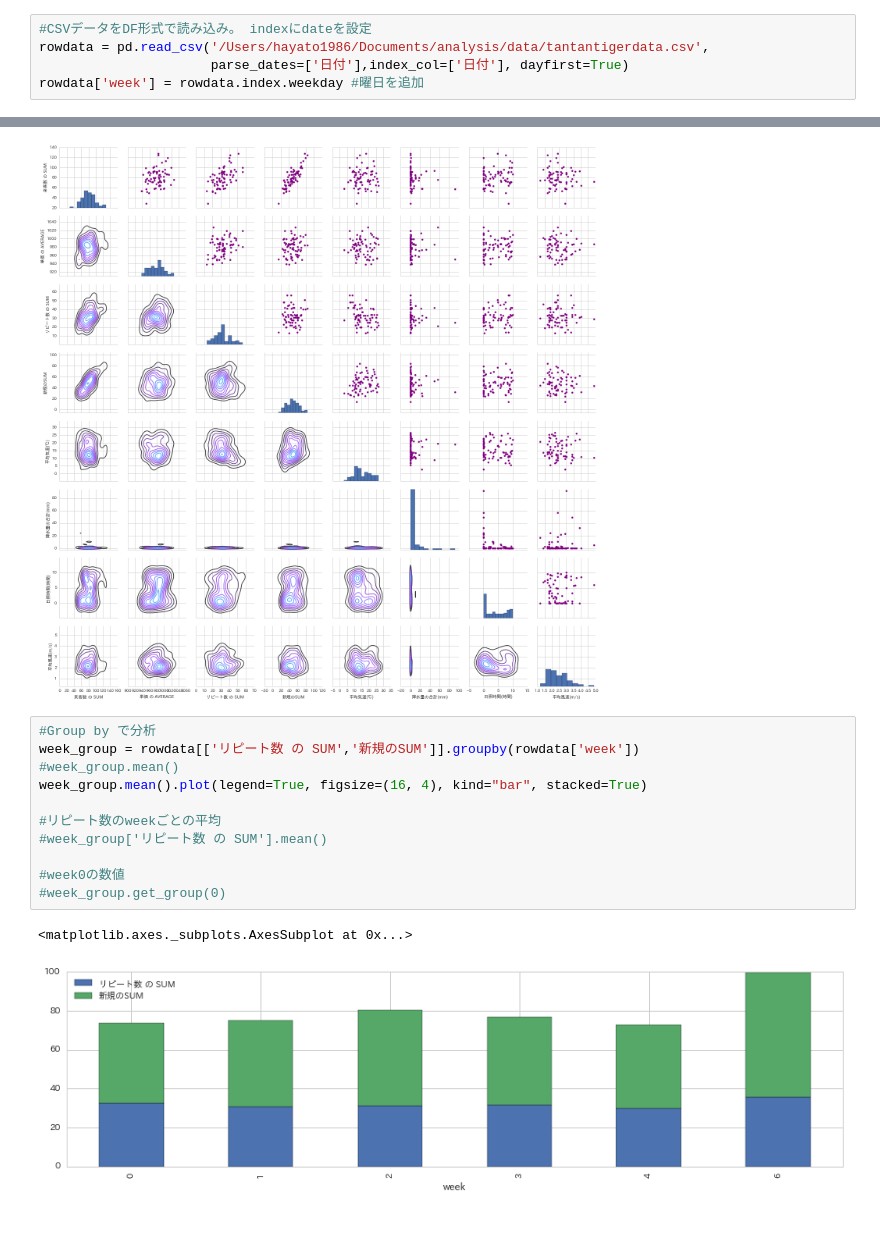
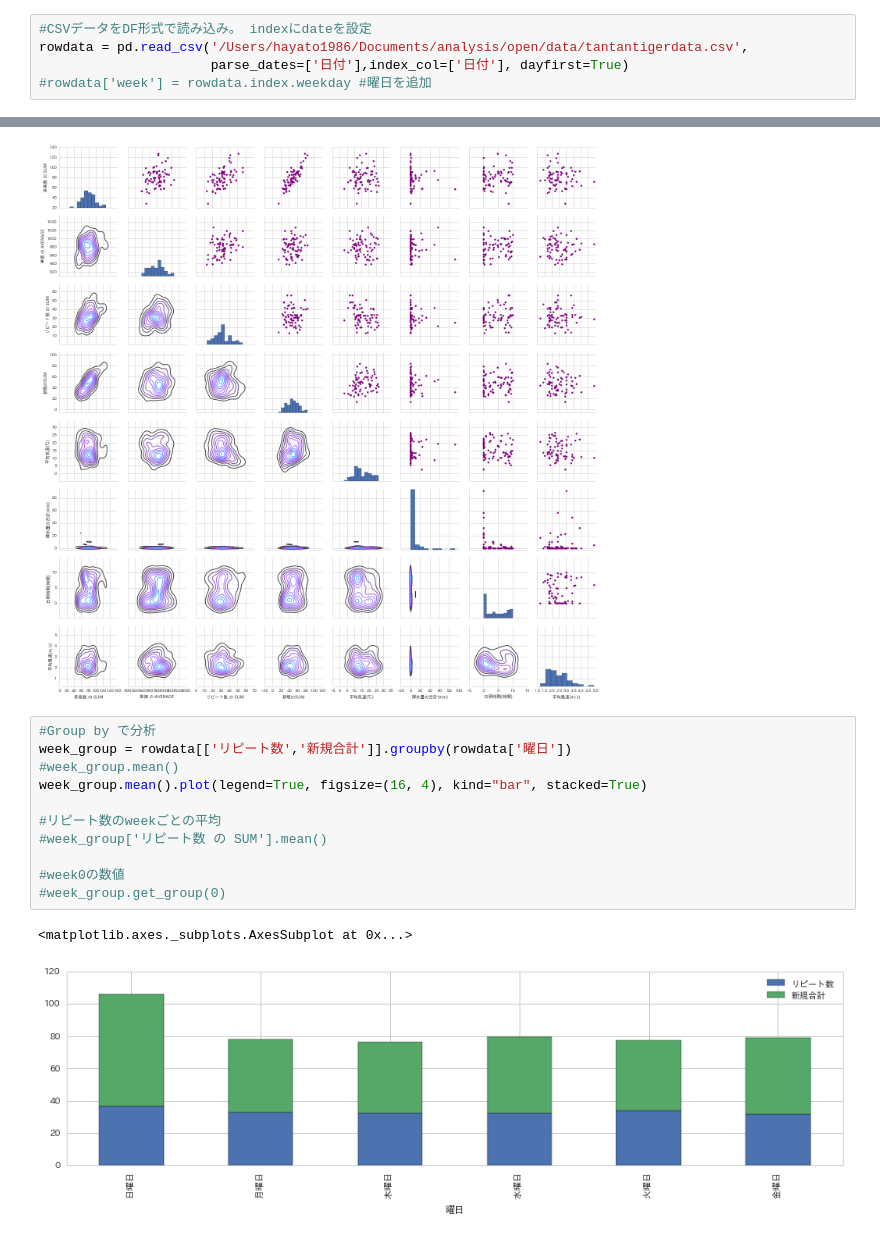
Before and after one commit to hayato1986/analysis, a Jupyter notebook: 1612tantantiger.ipynb, the cells around one changed output, grey strips where cells are left out. Saved outputs shown, nothing was run; the diff lists cells and outputs as text.

```diff
--- a/1612tantantiger.ipynb
+++ b/1612tantantiger.ipynb
@@ -9,8 +10,8 @@ import matplotlib.pyplot as plt
 sns.set_style('whitegrid')
 # %%
 #CSVデータをDF形式で読み込み。 indexにdateを設定
-rowdata = pd.read_csv('/Users/hayato1986/Documents/analysis/data/tantantigerdata.csv',
+rowdata = pd.read_csv('/Users/hayato1986/Documents/analysis/open/data/tantantigerdata.csv',
                       parse_dates=['日付'],index_col=['日付'], dayfirst=True)
-rowdata['week'] = rowdata.index.weekday #曜日を追加
+#rowdata['week'] = rowdata.index.weekday #曜日を追加
 # %%
 #データ概要1.
@@ -133,17 +163,17 @@ returns_fig.map_diag(plt.hist,bins=10)
 [figure]
 # %%
 #Group by で分析
-week_group = rowdata[['リピート数 の SUM','新規のSUM']].groupby(rowdata['week'])
+week_group = rowdata[['リピート数','新規合計']].groupby(rowdata['曜日'])
 #week_group.mean()
 week_group.mean().plot(legend=True, figsize=(16, 4), kind="bar", stacked=True)
 
 #リピート数のweekごとの平均
 #week_group['リピート数 の SUM'].mean()
 
 #week0の数値
 #week_group.get_group(0)
 # %% [output]
 <matplotlib.axes._subplots.AxesSubplot at 0x...>
-[figure, old version]
+[figure, new version]
 # %%
 #Pivot Table で分析 / aggfunc='mean' , columns='リピート数 の SUM'
```
Also changed, not shown: parts of 12 cells of this notebook, 3 other files.
